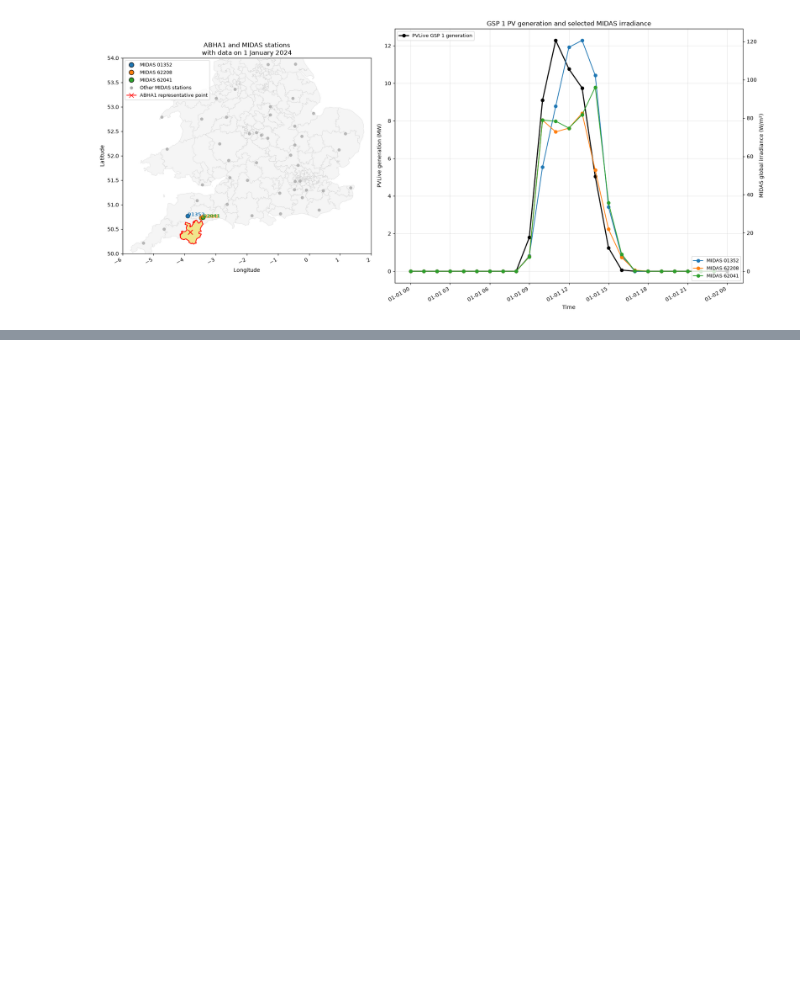
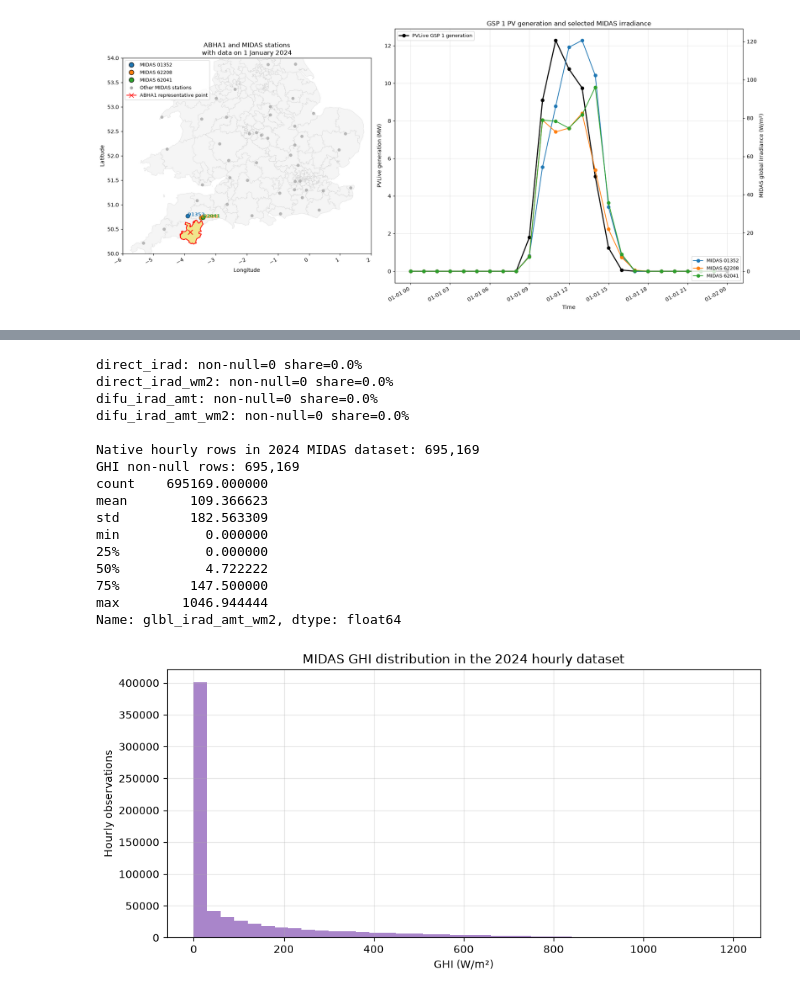
Before and after one commit to lukemccarvill/Met-Office-Solar-Luke, a Jupyter notebook: src/05_PV_and_MIDAS_correl.ipynb, the cells around one changed output, grey strips where cells are left out. Cells and saved outputs as stored; diff of their text form; code cells hidden in the pictures; blank space fills up the shorter version.

```diff
--- a/src/05_PV_and_MIDAS_correl.ipynb
+++ b/src/05_PV_and_MIDAS_correl.ipynb
@@ -1803,0 +2747,63 @@ plt.show()
+# %%
+from pathlib import Path
+
+import matplotlib.pyplot as plt
+import pandas as pd
+
+MIDAS_2024_PATH = Path("../data/outputs/MIDAS202607/midas_2024_hourly_radiation.csv")
+
+midas_2024 = pd.read_csv(MIDAS_2024_PATH)
+midas_2024["ob_end_time"] = pd.to_datetime(
+    midas_2024["ob_end_time"],
+    utc=True,
+    errors="coerce",
+)
+
+# Keep only native hourly observations; ignore daily-summary rows such as 23:59.
+midas_2024 = midas_2024[
+    midas_2024["is_native_hourly_observation"].fillna(False)
+].copy()
+
+# These are the direct-irradiance columns in the MIDAS archive. In the saved 2024
+# hourly export, they are all null, so there is no usable DNI series here.
+for column in ["direct_irad", "direct_irad_wm2", "difu_irad_amt", "difu_irad_amt_wm2"]:
+    series = midas_2024[column]
+    print(f"{column}: non-null={series.notna().sum():,} share={series.notna().mean():.1%}")
+
+print(f"\nNative hourly rows in 2024 MIDAS dataset: {len(midas_2024):,}")
+print(f"GHI non-null rows: {midas_2024['glbl_irad_amt_wm2'].notna().sum():,}")
+print(midas_2024["glbl_irad_amt_wm2"].describe())
+
+# This illustrates the actually available solar signal in the 2024 MIDAS file:
+fig, ax = plt.subplots(figsize=(9, 4.5))
+ax.hist(
+    midas_2024["glbl_irad_amt_wm2"].dropna(),
+    bins=40,
+    range=(0, 1200),
+    color="tab:purple",
+    alpha=0.8,
+)
+ax.set_title("MIDAS GHI distribution in the 2024 hourly dataset")
+ax.set_xlabel("GHI (W/m²)")
+ax.set_ylabel("Hourly observations")
+ax.grid(True, alpha=0.3)
+plt.tight_layout()
+plt.show()
+# %% [output]
+direct_irad: non-null=0 share=0.0%
+direct_irad_wm2: non-null=0 share=0.0%
+difu_irad_amt: non-null=0 share=0.0%
+difu_irad_amt_wm2: non-null=0 share=0.0%
+
+Native hourly rows in 2024 MIDAS dataset: 695,169
+GHI non-null rows: 695,169
+count    695169.000000
+mean        109.366623
+std         182.563309
+min           0.000000
+25%           0.000000
+50%           4.722222
+75%         147.500000
+max        1046.944444
+Name: glbl_irad_amt_wm2, dtype: float64
+[figure, added]
```
Also changed, not shown: parts of 27 cells of this notebook, 10 other files.
